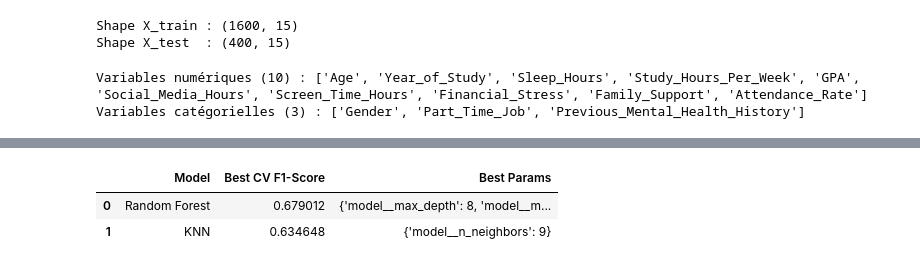
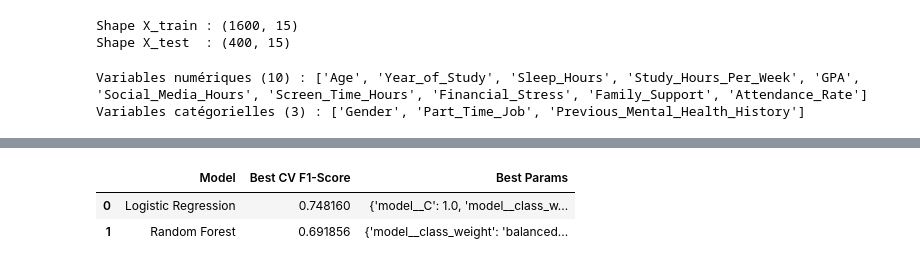
Before and after one commit to MouadBoumahdi/Student-Mental-Health, a Jupyter notebook: notebooks/02_preprocessing.ipynb, the cells around one changed output, grey strips where cells are left out. Drawn from its saved outputs; the diff is of its cells as text; code cells hidden in the pictures.

```diff
--- a/notebooks/02_preprocessing.ipynb
+++ b/notebooks/02_preprocessing.ipynb
@@ -92,20 +75,20 @@ preprocessor = ColumnTransformer(transformers=[
 X_train_processed = preprocessor.fit_transform(X_train)
 X_test_processed = preprocessor.transform(X_test)
 # %%
-from sklearn.neighbors import KNeighborsClassifier
+from sklearn.linear_model import LogisticRegression
 from sklearn.tree import DecisionTreeClassifier
 from sklearn.ensemble import RandomForestClassifier
 
 models = {
-    'KNN':KNeighborsClassifier(n_neighbors=5),
+    'Logistic Regression': LogisticRegression(max_iter=1000, random_state=42),
     'Decision Tree': DecisionTreeClassifier(random_state=42),
-    'Random Forest': RandomForestClassifier(n_estimators=200, random_state=42, n_jobs=1),
+    'Random Forest': RandomForestClassifier(n_estimators=200, random_state=42, n_jobs=-1),
 }
 
 trained_models = {}
 
 for name, model in models.items():
-    model.fit(X_train_processed, y_train)
+    model.fit(X_train_processed, y_train_encoded)
     trained_models[name] = model
 # %%
 from sklearn.metrics import (
@@ -123,10 +106,10 @@ for name, model in trained_models.items():
 
     results.append({
         "Model": name,
-        "Accuracy": accuracy_score(y_test, y_pred),
-        "Precision": precision_score(y_test, y_pred, average="weighted", zero_division=0),
-        "Recall": recall_score(y_test, y_pred, average="weighted", zero_division=0),
-        "F1-Score": f1_score(y_test, y_pred, average="weighted", zero_division=0),
+        "Accuracy": accuracy_score(y_test_encoded, y_pred),
+        "Precision": precision_score(y_test_encoded, y_pred, average="weighted", zero_division=0),
+        "Recall": recall_score(y_test_encoded, y_pred, average="weighted", zero_division=0),
+        "F1-Score": f1_score(y_test_encoded, y_pred, average="weighted", zero_division=0),
     })
 
 results_df = pd.DataFrame(results).sort_values("F1-Score", ascending=False).reset_index(drop=True)
@@ -140,18 +123,18 @@ display(results_df.round(4))
 import matplotlib.pyplot as plt
 from sklearn.metrics import classification_report, ConfusionMatrixDisplay
 
-class_order = ["Low", "Medium", "High"]
+target_names = label_encoder.classes_
 
 for name in trained_models:
     print(f"\n=== {name} ===")
-    print(classification_report(y_test, predictions[name], labels=class_order, zero_division=0))
+    print(classification_report(y_test_encoded, predictions[name], target_names=target_names, zero_division=0))
 
 fig, axes = plt.subplots(1, 3, figsize=(16, 4))
 
 for ax, (name, model) in zip(axes, trained_models.items()):
     ConfusionMatrixDisplay.from_estimator(
-        model, X_test_processed, y_test,
-        labels=class_order, ax=ax, cmap="Blues", colorbar=False
+        model, X_test_processed, y_test_encoded,
+        display_labels=target_names, ax=ax, cmap="Blues", colorbar=False
     )
     ax.set_title(name)
 
@@ -179,52 +162,55 @@ weighted avg       0.71      0.71      0.71       400
 # %%
 from sklearn.model_selection import GridSearchCV
-from sklearn.pipeline import Pipeline
 
 promising_models = {
     "Random Forest": RandomForestClassifier(random_state=42, n_jobs=-1),
-    "KNN": KNeighborsClassifier()
+    "Logistic Regression": LogisticRegression(max_iter=1000, random_state=42)
 }
 
 param_grids = {
     "Random Forest": {
-        "model__n_estimators": [100, 200],
-        "model__max_depth": [8, 12, None],
-        "model__min_samples_split": [2, 5]
+        "model__n_estimators": [150, 250],
+        "model__max_depth": [10, 15, 20],
+        "model__min_samples_split": [2, 5],
+        "model__min_samples_leaf": [1, 2],
+        "model__class_weight": ["balanced", "balanced_subsample"]
     },
-    "KNN": {
-        "model__n_neighbors": [3, 5, 7, 9, 11]
+    "Logistic Regression": {
+        "model__C": [0.01, 0.1, 1.0, 10.0],
+        "model__solver": ["lbfgs", "saga"],
+        "model__class_weight": ["balanced"]
     }
 }
 
 optimized_models = {}
 tuning_results = []
 
 for name, model in promising_models.items():
     pipe = Pipeline([
         ("preprocessor", preprocessor),
         ("model", model)
     ])
     grid = GridSearchCV(
         pipe,
         param_grids[name],
         cv=5,
         scoring="f1_weighted",
         n_jobs=-1
     )
     grid.fit(X_train, y_train_encoded)
     optimized_models[name] = grid.best_estimator_
     tuning_results.append({
         "Model": name,
         "Best CV F1-Score": grid.best_score_,
         "Best Params": grid.best_params_
     })
 
 tuning_df = pd.DataFrame(tuning_results).sort_values("Best CV F1-Score", ascending=False).reset_index(drop=True)
 display(tuning_df)
 # %% [output]
 |  | Model | Best CV F1-Score | Best Params |
-| 0 | Random Forest | 0.679012 | {'model__max_depth': 8, 'model__m... |
-| 1 | KNN | 0.634648 | {'model__n_neighbors': 9} |
+| 0 | Logistic Regression | 0.748160 | {'model__C': 1.0, 'model__class_w... |
+| 1 | Random Forest | 0.691856 | {'model__class_weight': 'balanced... |
 # %%
 final_results = []
 
```
Also changed, not shown: parts of 8 cells of this notebook, 5 other files.
